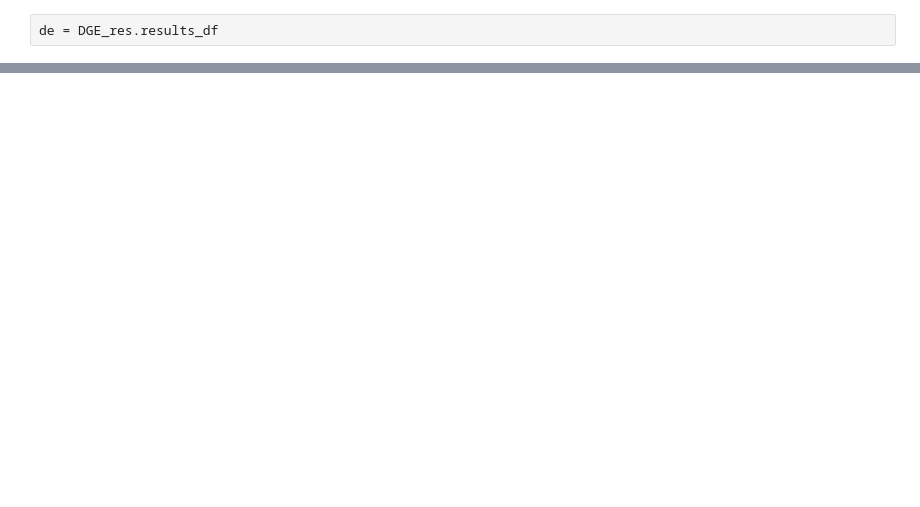
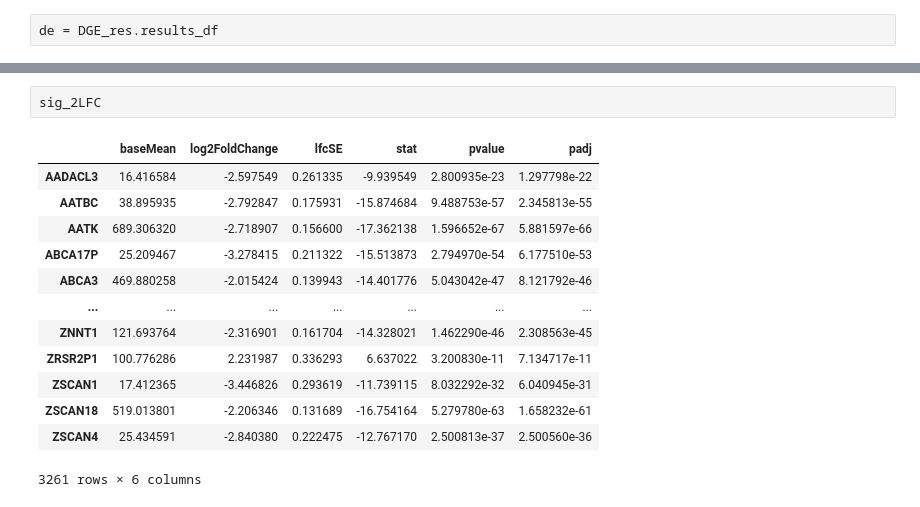
Before and after one commit to Alexander-Broadley/Zhang_lab_rotation, a Jupyter notebook: MML_model/model_evaluation/male_v_female/m_f_DGE.ipynb, the cells around one changed output, grey strips where cells are left out. Saved outputs shown, nothing was run; the diff lists cells and outputs as text; blank space fills up the shorter version.

```diff
--- a/MML_model/model_evaluation/male_v_female/m_f_DGE.ipynb
+++ b/MML_model/model_evaluation/male_v_female/m_f_DGE.ipynb
@@ -38,0 +49,16 @@ de[de['padj'] < 0.05]
+# %%
+sig_2LFC
+# %% [output]
+|  | baseMean | log2FoldChange | lfcSE | stat | pvalue | padj |
+| AADACL3 | 16.416584 | -2.597549 | 0.261335 | -9.939549 | 2.800935e-23 | 1.297798e-22 |
+| AATBC | 38.895935 | -2.792847 | 0.175931 | -15.874684 | 9.488753e-57 | 2.345813e-55 |
+| AATK | 689.306320 | -2.718907 | 0.156600 | -17.362138 | 1.596652e-67 | 5.881597e-66 |
+| ABCA17P | 25.209467 | -3.278415 | 0.211322 | -15.513873 | 2.794970e-54 | 6.177510e-53 |
+| ABCA3 | 469.880258 | -2.015424 | 0.139943 | -14.401776 | 5.043042e-47 | 8.121792e-46 |
+| ... | ... | ... | ... | ... | ... | ... |
+| ZNNT1 | 121.693764 | -2.316901 | 0.161704 | -14.328021 | 1.462290e-46 | 2.308563e-45 |
+| ZRSR2P1 | 100.776286 | 2.231987 | 0.336293 | 6.637022 | 3.200830e-11 | 7.134717e-11 |
+| ZSCAN1 | 17.412365 | -3.446826 | 0.293619 | -11.739115 | 8.032292e-32 | 6.040945e-31 |
+| ZSCAN18 | 519.013801 | -2.206346 | 0.131689 | -16.754164 | 5.279780e-63 | 1.658232e-61 |
+| ZSCAN4 | 25.434591 | -2.840380 | 0.222475 | -12.767170 | 2.500813e-37 | 2.500560e-36 |
+3261 rows × 6 columns
```
Also changed, not shown: parts of 2 cells of this notebook, 3 other files.
